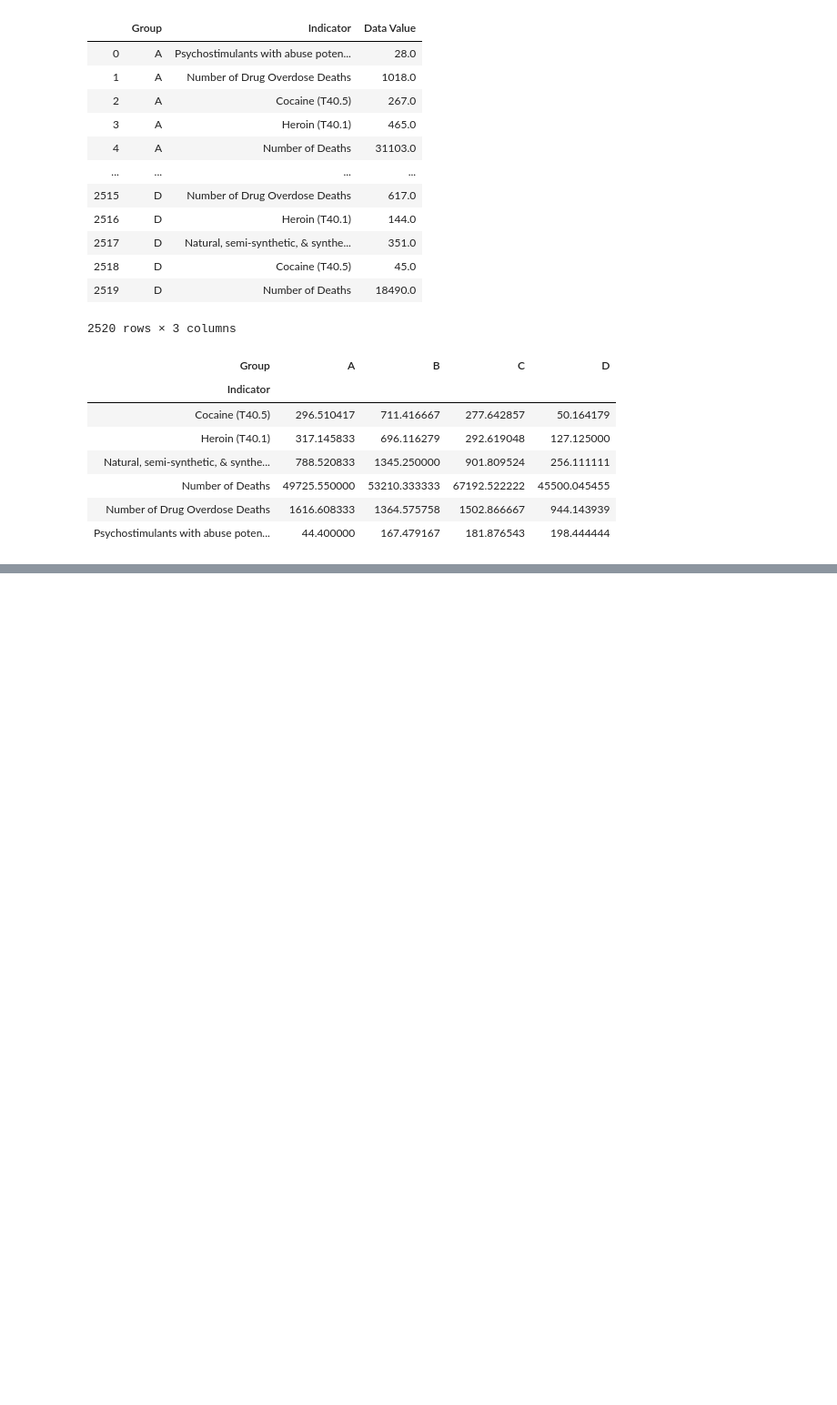
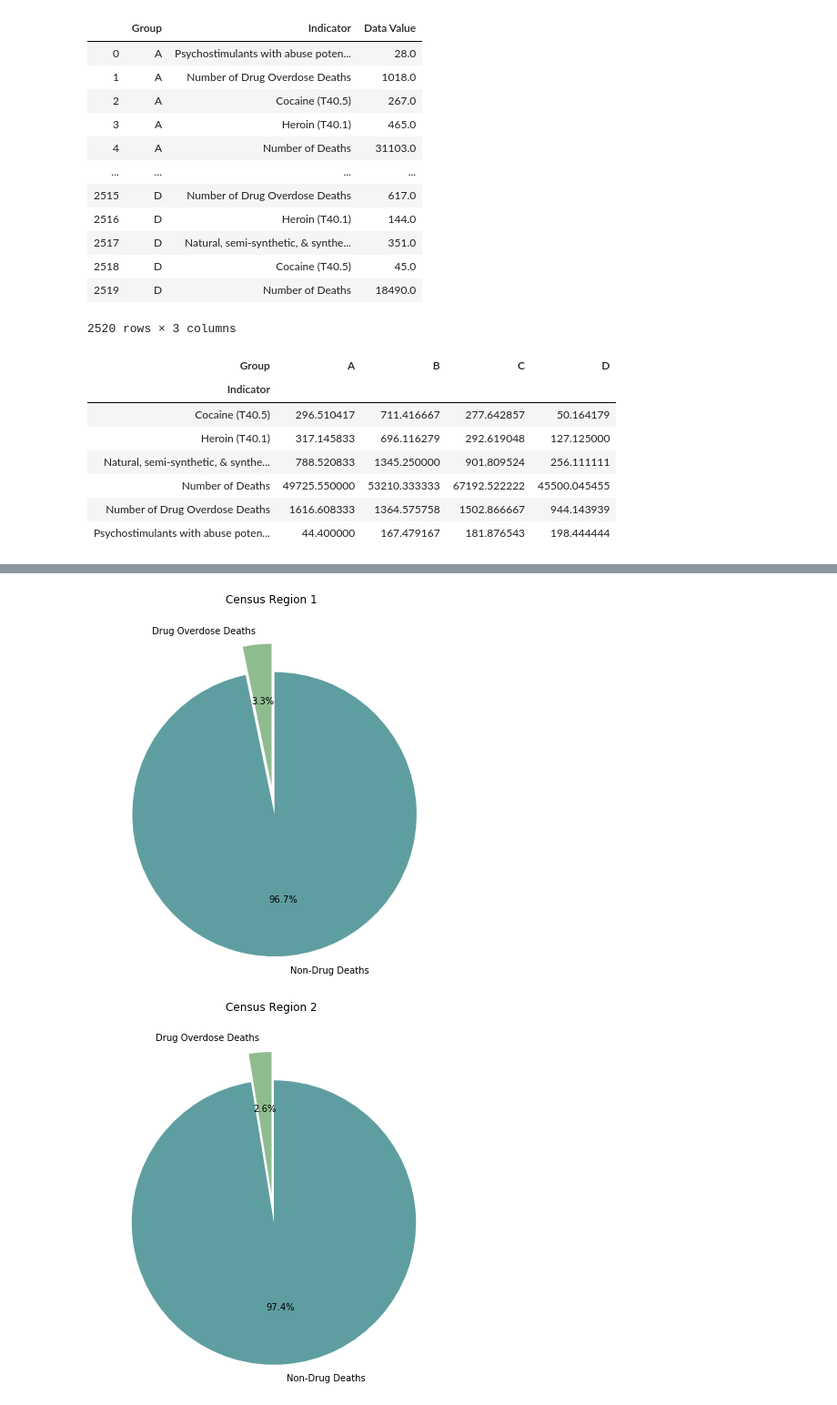
Before and after one commit to linmck/group_project_1, a Jupyter notebook: Data_munge.ipynb, the cells around one changed output, grey strips where cells are left out. Shown at 91% size. Saved outputs shown, nothing was run; the diff lists cells and outputs as text; code cells hidden in the pictures; blank space fills up the shorter version.

```diff
--- a/Data_munge.ipynb
+++ b/Data_munge.ipynb
@@ -121,0 +169,47 @@ reg_pivot
+# %%
+total_death_reg = reg_pivot.drop(["Cocaine (T40.5)", "Heroin (T40.1)",
+                                  "Natural, semi-synthetic, & synthetic opioids, incl. methadone (T40.2-T40.4)",
+                                  "Psychostimulants with abuse potential (T43.6)"])
+total_death_reg = total_death_reg.append(pd.Series(name="Non-Drug Deaths"))
+total_death_reg.loc["Non-Drug Deaths"] = total_death_reg.loc["Number of Deaths"] - total_death_reg.loc["Number of Drug Overdose Deaths"]
+total_death_reg = total_death_reg.rename({"Number of Drug Overdose Deaths": "Drug Overdose Deaths"})
+total_death_reg = total_death_reg.drop("Number of Deaths")
+
+# Data to plot
+labels = total_death_reg.index
+death_ax1_sizes = total_death_reg["A"]
+death_ax2_sizes = total_death_reg["B"]
+death_ax3_sizes = total_death_reg["C"]
+death_ax4_sizes = total_death_reg["D"]
+colors = ["darkseagreen","cadetblue"]
+
+# Plot Census Region 1
+fig1, death_ax1 = plt.subplots(figsize=(7, 8))
+death_ax1.pie(death_ax1_sizes, labels=labels, colors = colors, explode = (0, 0.2), autopct='%1.1f%%', startangle=90)
+death_ax1.set(aspect="equal", title="Census Region 1")
+
+plt.show()
+
+#Plot Census Region 2
+fig2, death_ax2 = plt.subplots(figsize=(7, 8))
+death_ax2.pie(death_ax2_sizes, labels=labels, colors = colors, explode = (0, 0.2), autopct='%1.1f%%', startangle=90)
+death_ax2.set(aspect="equal", title="Census Region 2")
+
+plt.show()
+
+#Plot Census Region 3
+fig3, death_ax3 = plt.subplots(figsize=(7, 8))
+death_ax3.pie(death_ax3_sizes, labels=labels, colors = colors, explode = (0, 0.2), autopct='%1.1f%%', startangle=90)
+death_ax3.set(aspect="equal", title="Census Region 3")
+
+plt.show()
+
+#Plot Census Region 3
+fig4, death_ax4 = plt.subplots(figsize=(7, 8))
+death_ax4.pie(death_ax4_sizes, labels=labels, colors = colors, explode = (0, 0.2), autopct='%1.1f%%', startangle=90)
+death_ax4.set(aspect="equal", title="Census Region 4")
+
+plt.show()
+# %% [output]
+[figure, added]
+[figure, added]
```
Also changed, not shown: parts of 4 cells of this notebook, 2 other files.
